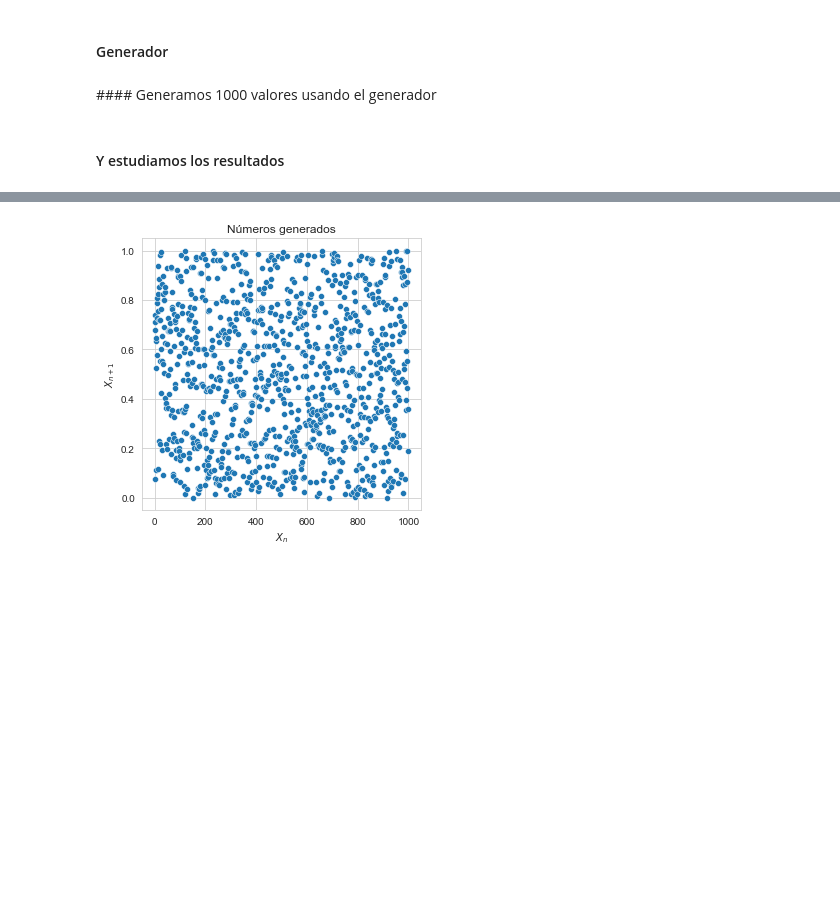
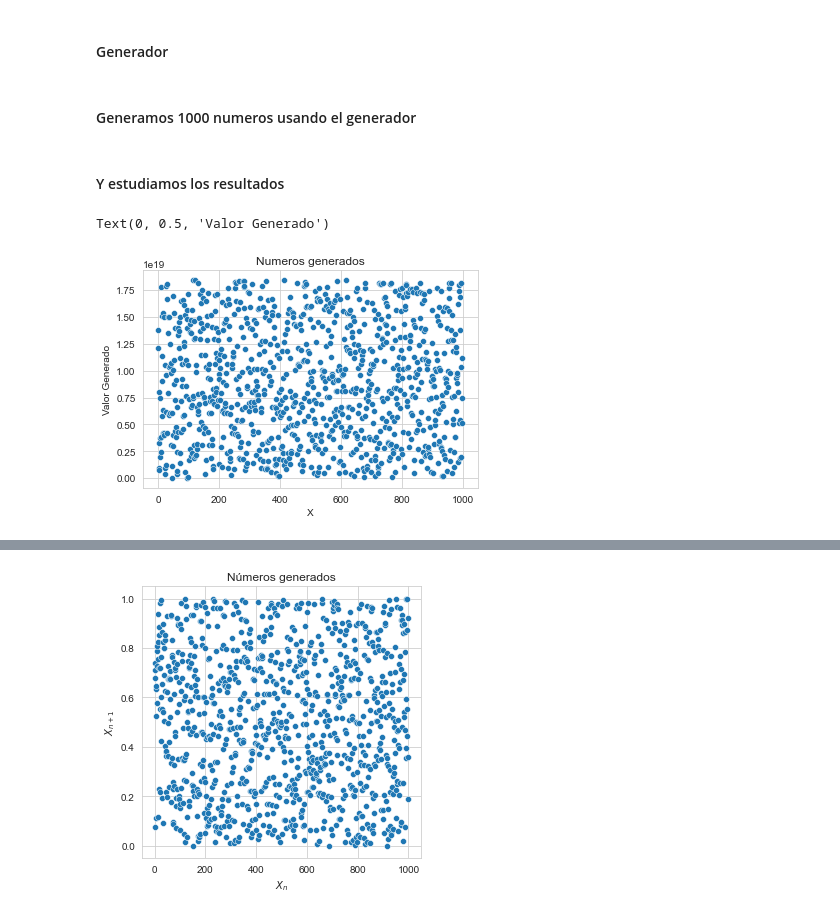
Before and after one commit to AlejandroDaneri/simulacion, a Jupyter notebook: Resolucion.ipynb, the cells around one changed output, grey strips where cells are left out. Saved outputs shown, nothing was run; the diff lists cells and outputs as text; code cells hidden in the pictures; blank space fills up the shorter version.

```diff
--- a/Resolucion.ipynb
+++ b/Resolucion.ipynb
@@ -37 +39,3 @@ class XORShiftGenerator:
+# %% [markdown]
+#### Generamos 1000 numeros usando el generador
 # %%
@@ -42,8 +44,16 @@ uniform_generated = []
 for i in range(1000):
     generated.append(generator.random())
     uniform_generated.append(generator.u_random())
-# %% [markdown]
-#### Generamos 1000 valores usando el generador
+# %% [markdown]
+#### Y estudiamos los resultados
+# %%
+sns.scatterplot(data=generated)
+plt.title("Numeros generados")
+plt.xlabel("X")
+plt.ylabel("Valor Generado")
+# %% [output]
+Text(0, 0.5, 'Valor Generado')
+[figure, added]
 # %%
 class GCL: #Generador ejercicio 6
     # datos provistos
@@ -68,6 +78,4 @@ gcl_uniform_generated = []
 for i in range(1000):
     gcl_generated.append(gcl_generator.random())
     gcl_uniform_generated.append(gcl_generator.u_random())
-# %% [markdown]
-#### Y estudiamos los resultados
 # %%
```
Also changed, not shown: parts of 3 cells of this notebook.
